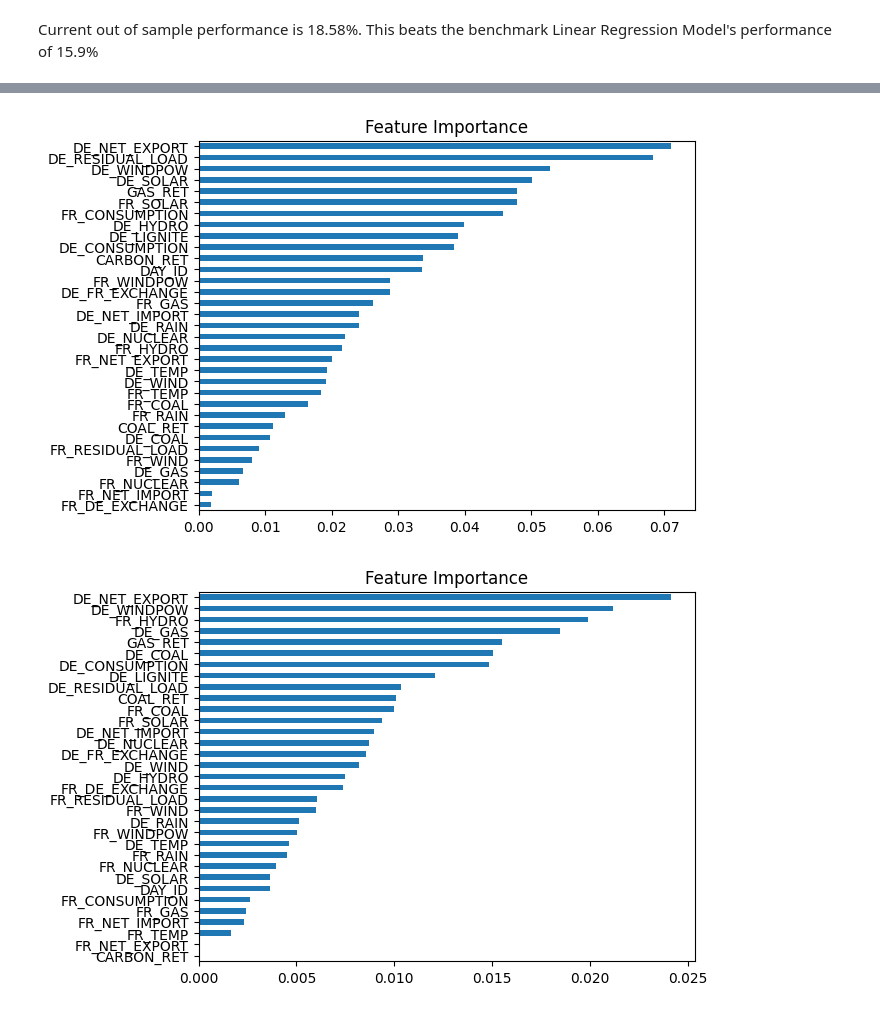
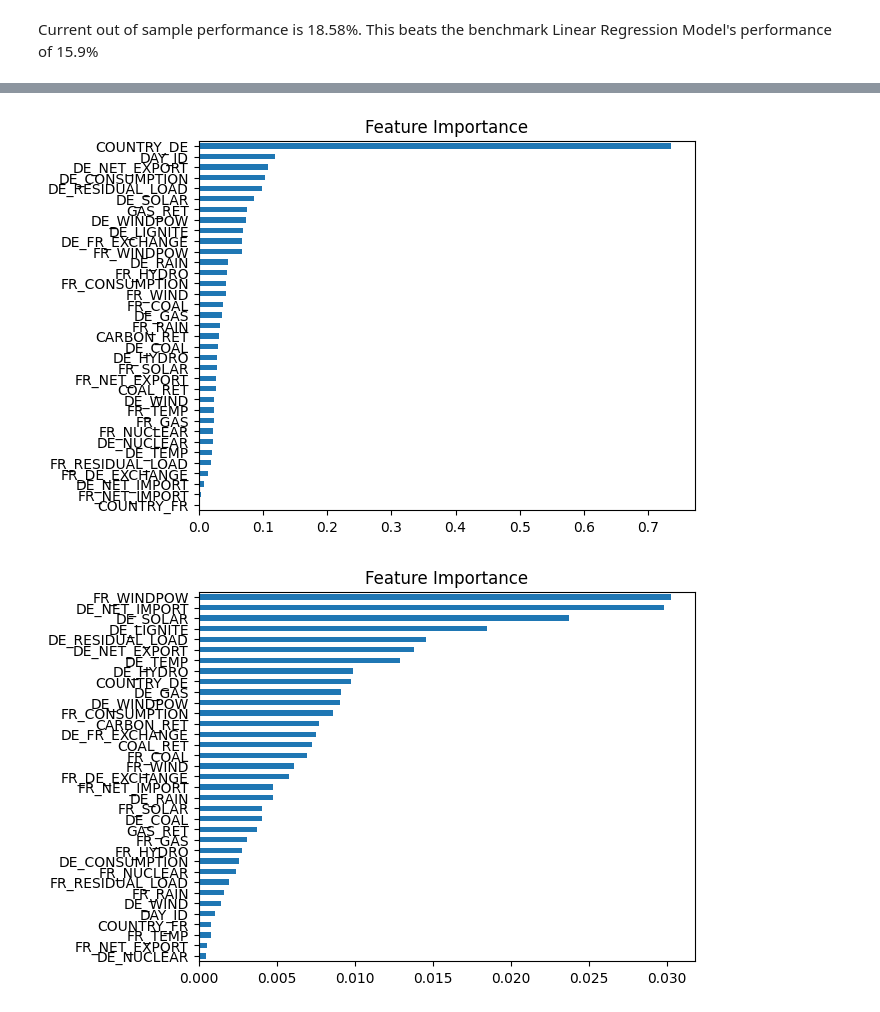
Before and after one commit to talhajamal11/QRT---Electricity-Prices---2023, a Jupyter notebook: src/main.ipynb, the cells around one changed output, grey strips where cells are left out. Drawn from its saved outputs; the diff is of its cells as text; code cells hidden in the pictures.

Commit message:
Worked on processing the data

```diff
--- a/src/main.ipynb
+++ b/src/main.ipynb
@@ -59,30 +107,31 @@ plt.show()
 # %% [markdown]
 # Fill Data
 # %%
-# Fill Missing Data
-X = X.interpolate(method='polynomial', order=2)
+# Combined Training and Testing Data
+# full_data = pd.concat([x_train, x_test], axis=0).sort_index()
+# de_full_data = full_data[full_data['COUNTRY'] == 'DE']
+# fr_full_data = full_data[full_data['COUNTRY'] == 'FR']
 
-# Combined Training and Testing Data
-#full_data = pd.concat([x_train, x_test], axis=0).sort_index()
-#de_full_data = full_data[full_data['COUNTRY'] == 'DE']
-#fr_full_data = full_data[full_data['COUNTRY'] == 'FR']
-
-#x_train = x_train.interpolate(method='linear')
-#x_test = x_test.interpolate(method='linear')
+# x_train = x_train.interpolate(method='linear')
+# x_test = x_test.interpolate(method='linear')
 
 # Separating data for each country
-#de_x_train = x_train[x_train['COUNTRY'] == 'DE']
-#de_y_train = y_train[y_train.index.isin(de_x_train.index)]
-#fr_x_train = x_train[x_train['COUNTRY'] == 'FR']
-#fr_y_train = y_train[y_train.index.isin(fr_x_train.index)]
+# de_x_train = x_train[x_train['COUNTRY'] == 'DE']
+# de_y_train = y_train[y_train.index.isin(de_x_train.index)]
+# fr_x_train = x_train[x_train['COUNTRY'] == 'FR']
+# fr_y_train = y_train[y_train.index.isin(fr_x_train.index)]
 # %% [markdown]
 # XGBoost Regression
 # %%
 # Find best XGB parameters
 # Split the training dataset into training and testing sets
-X_train, X_test, y_train, y_test = train_test_split(X.drop(['COUNTRY'], axis=1), y, test_size=0.33, random_state=42)
+
+X_clean = X
+Y_clean = y['TARGET']
+
+X_train, X_test, y_train, y_test = train_test_split(X_clean, y, test_size=0.20, random_state=42)
 xg_reg = XGBRegressor(objective='reg:squarederror', colsample_bytree=0.3, learning_rate=0.1,
-                          max_depth=5, alpha=10, n_estimators=10)
+                      max_depth=5, alpha=10, n_estimators=10)
 # Fit the regressor to the training set
 xg_reg.fit(X_train, y_train)
 y_pred = xg_reg.predict(X_test)
@@ -145,24 +194,26 @@ plt.show()
 # %%
 
 
 # Perform permutation importance
-results = permutation_importance(xgb, X_train, y_train, n_repeats=10, random_state=42)
+results = permutation_importance(
+    xgb, X_train, y_train, n_repeats=10, random_state=42)
 
 # Get importance scores
 importance_scores = results.importances_mean
 
 # Organize and plot the importance scores
 importances = pd.Series(importance_scores, index=X_train.columns)
 importances = importances.sort_values()
 
 importances.plot(kind='barh')
 plt.title('Feature Importance')
 plt.show()
 # %% [output]
-[figure, old version]
+[figure, new version]
 # %%
 # Perform permutation importance
-results = permutation_importance(xg_reg, X_train, y_train, n_repeats=10, random_state=42)
+results = permutation_importance(
+    xg_reg, X_train, y_train, n_repeats=10, random_state=42)
 
 # Get importance scores
 importance_scores = results.importances_mean
@@ -175,4 +226,4 @@ importances.plot(kind='barh')
 plt.title('Feature Importance')
 plt.show()
 # %% [output]
-[figure, old version]
+[figure, new version]
```
Also changed, not shown: parts of 15 cells of this notebook, 3 other files.
